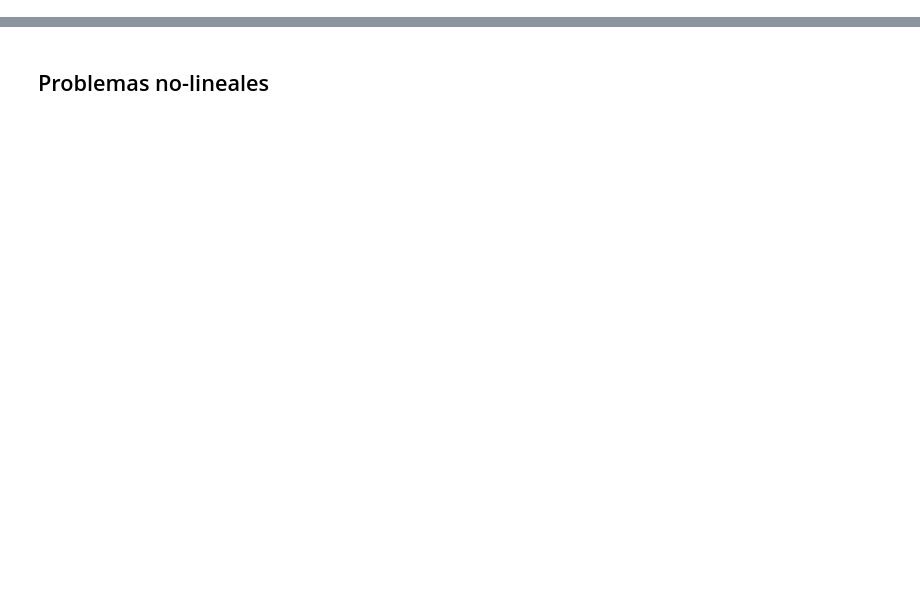
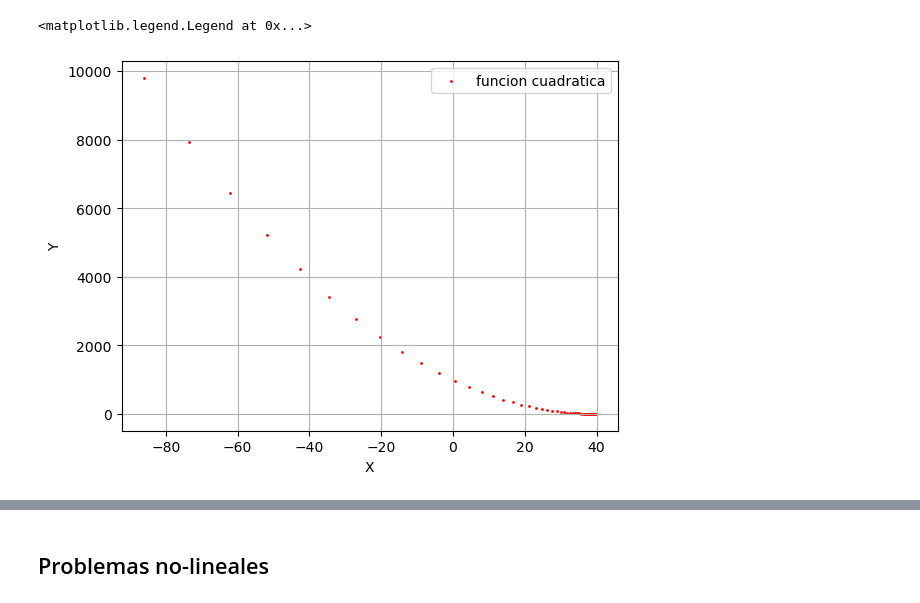
Before and after one commit to hugosanrocks/fmf_tuto_igp, a Jupyter notebook: Course_IGP_2023/Localización Hipocentros 2D.ipynb, the cells around one changed output, grey strips where cells are left out. Saved outputs shown, nothing was run; the diff lists cells and outputs as text; code cells hidden in the pictures; blank space fills up the shorter version.

```diff
--- a/Course_IGP_2023/Localización Hipocentros 2D.ipynb
+++ b/Course_IGP_2023/Localización Hipocentros 2D.ipynb
@@ -0,0 +134,28 @@
+# %%
+# Paso 1: escogemos primer valor de x
+x = -100
+# Paso 2: definimos paso y tolerancia
+epsilon = 0.1
+tol = 0.1
+# Paso 3: Evaluación y actualización de x
+
+# veamoslo graficamente
+x_i = []
+y_i = []
+while (1/2)*(x - x_0)**2. > tol:
+    y = (1/2)*(x - x_0)**2.
+    x = x - epsilon*(x-x_0)
+    x_i.append(x)
+    y_i.append(y)
+# %%
+# y graficamos la nueva función
+fig1 = plt.figure(1)
+ax1 = fig1.add_subplot(1,1,1)
+ax1.scatter(x_i, y_i, s=1, c='red', label='funcion cuadratica')
+ax1.set_xlabel('X')
+ax1.set_ylabel('Y')
+ax1.grid()
+ax1.legend()
+# %% [output]
+<matplotlib.legend.Legend at 0x...>
+[figure, added]
```
Also changed, not shown: parts of 15 cells of this notebook.
